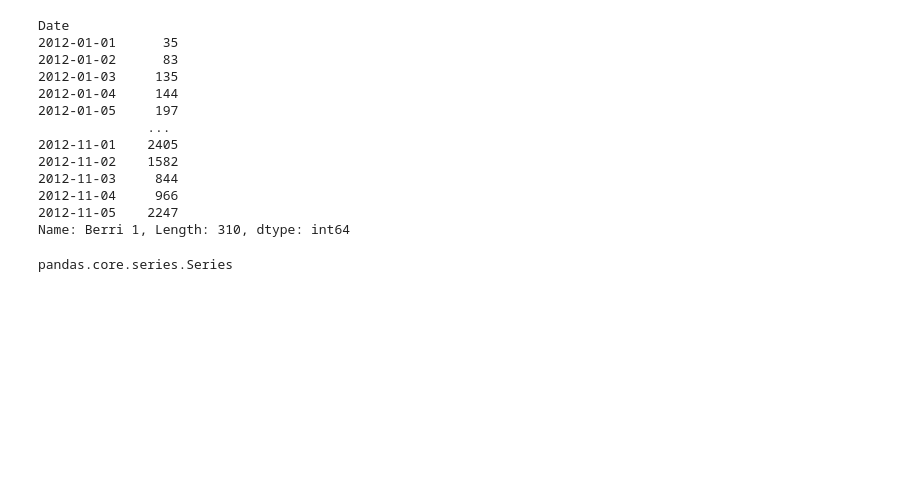
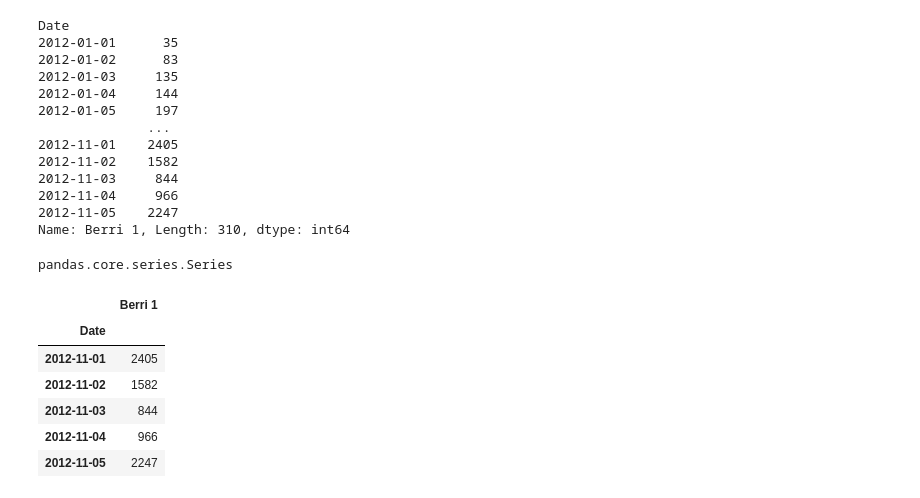
Before and after one commit to lifeisawavesorideit/99_LEARN_jvns_pandas-cookbook, a Jupyter notebook: Chapter01.ipynb, the cells around one changed output. Cells and saved outputs as stored; diff of their text form; code cells hidden in the pictures; blank space fills up the shorter version.

```diff
--- a/Chapter01.ipynb
+++ b/Chapter01.ipynb
@@ -91,3 +92,13 @@ Name: Berri 1, Length: 310, dtype: int64
 type(fixed_df.loc[:, 'Berri 1'])
 # %% [output]
 pandas.core.series.Series
+# %%
+fixed_df.iloc[-5:, 0:1]
+# %% [output]
+|  | Berri 1 |
+| Date |  |
+| 2012-11-01 | 2405 |
+| 2012-11-02 | 1582 |
+| 2012-11-03 | 844 |
+| 2012-11-04 | 966 |
+| 2012-11-05 | 2247 |
```
Also changed, not shown: parts of 6 cells of this notebook.
